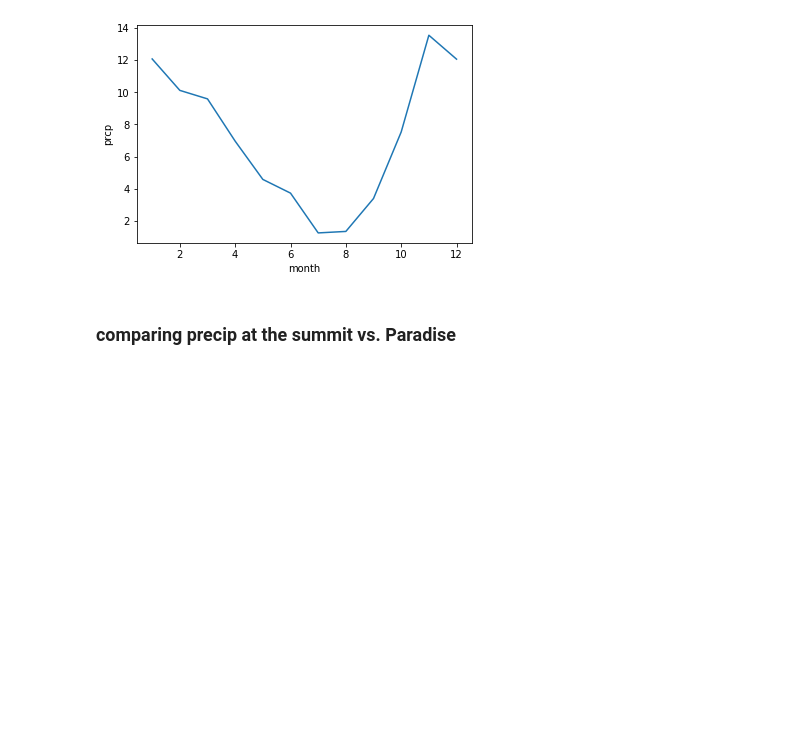
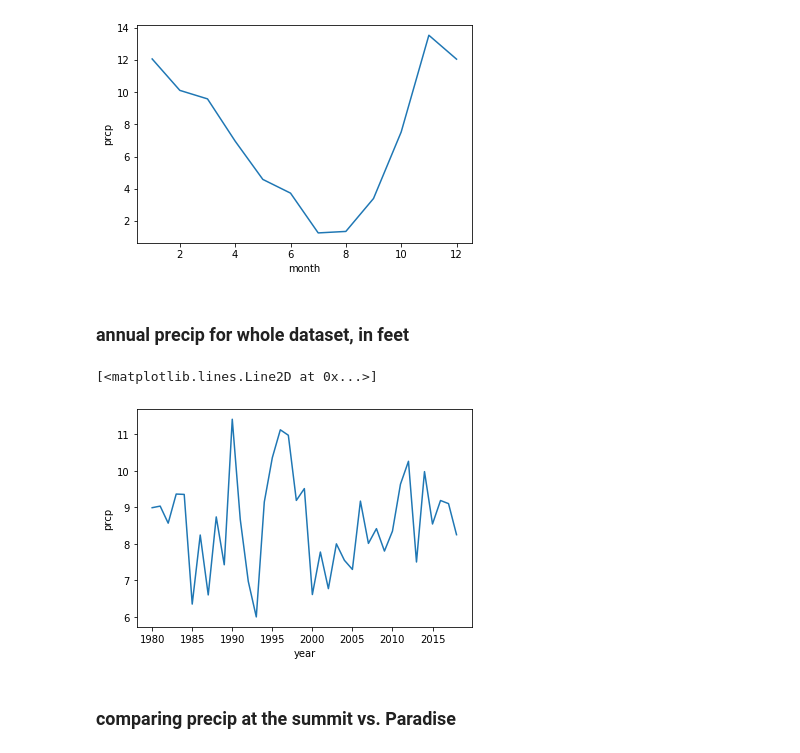
Before and after one commit to mnfienen/python-usgs-training, a Jupyter notebook: notebooks/part1_python_intro/xarray_mt_rainier_precip.ipynb, the cells around one changed output. Drawn from its saved outputs; the diff is of its cells as text; code cells hidden in the pictures; blank space fills up the shorter version.

Commit message:
xarray_mt_rainier_precip.ipynb: groupby year

```diff
--- a/notebooks/part1_python_intro/xarray_mt_rainier_precip.ipynb
+++ b/notebooks/part1_python_intro/xarray_mt_rainier_precip.ipynb
@@ -278,6 +278,14 @@ ds.prcp.groupby('time.month').mean(dim='time').mean(axis=(1, 2)).plot()
 # %% [output]
 [<matplotlib.lines.Line2D at 0x...>]
 [figure]
+# %% [markdown]
+### annual precip for whole dataset, in feet
+# %%
+annual_precip = ds.prcp.groupby('time.year').sum(dim='time')/304.8
+annual_precip.mean(axis=(1, 2)).plot()
+# %% [output]
+[<matplotlib.lines.Line2D at 0x...>]
+[figure, added]
 # %% [markdown]
 ### comparing precip at the summit vs. Paradise
 # %%
```
Also changed, not shown: parts of 4 cells of this notebook.
